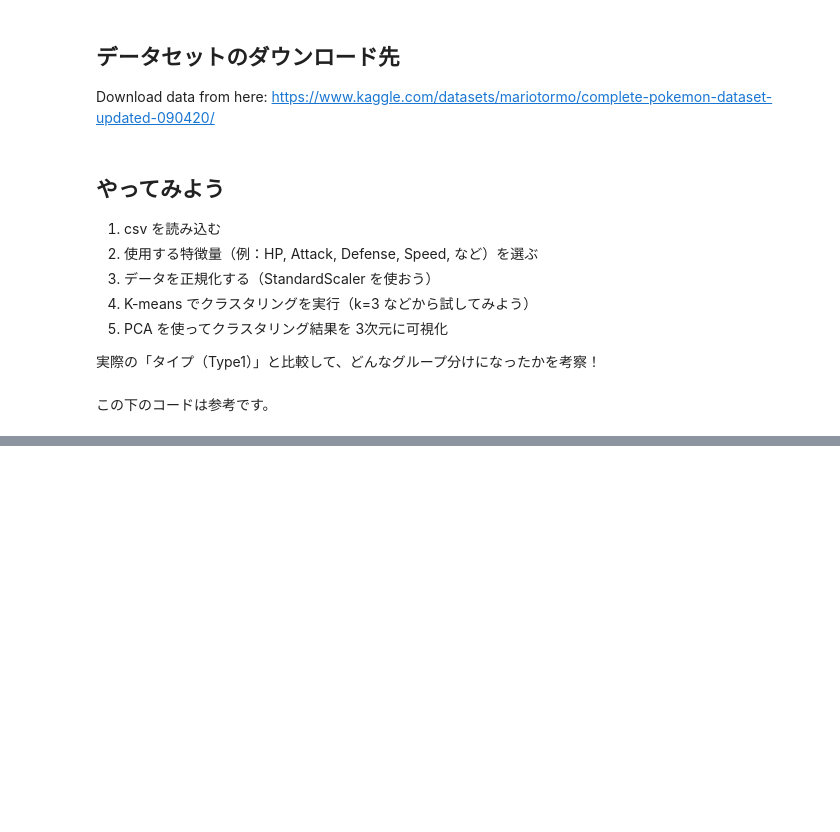
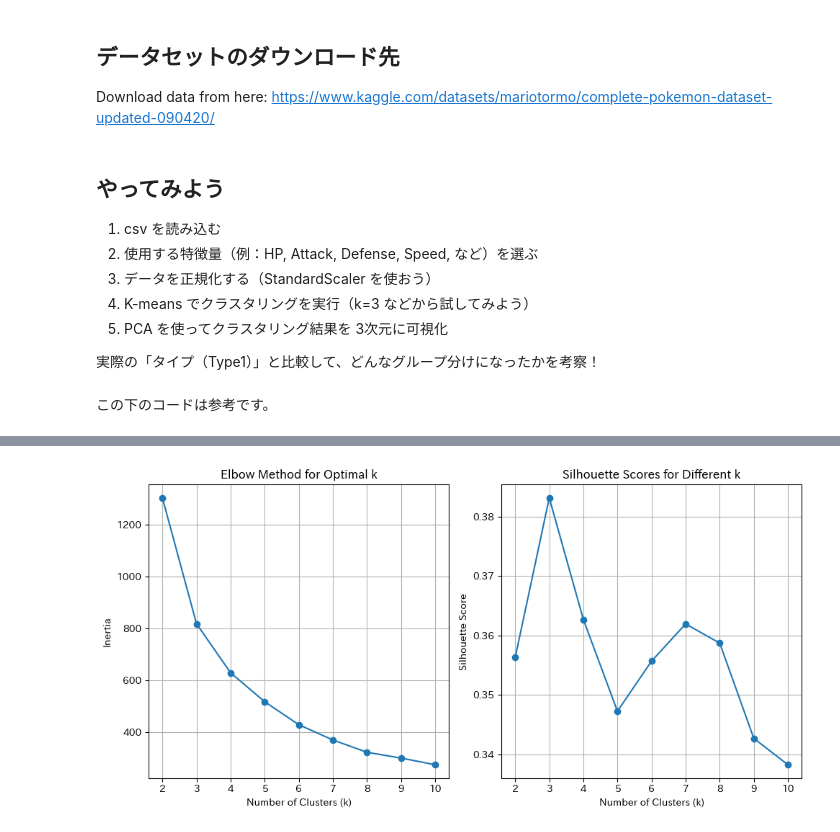
Before and after one commit to FukuokaIruka/Ex3, a Jupyter notebook: jikken3_1_ipynb_のコピー.ipynb, the cells around one changed output, grey strips where cells are left out. Saved outputs shown, nothing was run; the diff lists cells and outputs as text; code cells hidden in the pictures; blank space fills up the shorter version.

```diff
--- a/jikken3_1_ipynb_のコピー.ipynb
+++ b/jikken3_1_ipynb_のコピー.ipynb
@@ -665,0 +777,85 @@ plt.show()
+# %%
+from sklearn.preprocessing import StandardScaler
+from sklearn.cluster import KMeans
+from sklearn.decomposition import PCA
+from sklearn.metrics import silhouette_score
+import matplotlib.pyplot as plt
+import seaborn as sns
+import pandas as pd # Assuming 'pokemon' is a pandas DataFrame
+
+# prompt: make a dot map, x for species name length and y for attack, then use k-means to divide into group, then show the result how it is clusterised by various k
+
+# Assuming 'pokemon' DataFrame is already loaded
+# For demonstration purposes, creating a dummy DataFrame if 'pokemon' is not defined
+try:
+    pokemon['species_letter_len'] = pokemon['species'].apply(lambda x: len(x))
+except NameError:
+    print("DataFrame 'pokemon' not found. Creating a dummy DataFrame for demonstration.")
+    data = {'species': ['Bulbasaur', 'Ivysaur', 'Venusaur', 'Charmander', 'Charmeleon', 'Charizard', 'Squirtle', 'Wartortle', 'Blastoise', 'Pikachu'],
+            'attack': [49, 62, 82, 52, 64, 84, 48, 63, 83, 55]}
+    pokemon = pd.DataFrame(data)
+    pokemon['species_letter_len'] = pokemon['species'].apply(lambda x: len(x))
+
+
+features_for_clustering = ['species_letter_len', 'attack']
+data_for_clustering = pokemon[features_for_clustering].dropna()
+
+scaler_cluster = StandardScaler()
+scaled_data_for_clustering = scaler_cluster.fit_transform(data_for_clustering)
+
+# Test various values of k
+k_values = range(2, 11)
+inertia = []
+silhouette_scores = []
+
+for k in k_values:
+  kmeans = KMeans(n_clusters=k, random_state=42, n_init=10)
+  kmeans.fit(scaled_data_for_clustering)
+  inertia.append(kmeans.inertia_)
+  labels = kmeans.labels_
+  # Silhouette score is defined for k > 1, which aligns with the k_values range
+  silhouette_scores.append(silhouette_score(scaled_data_for_clustering, labels))
+
+# Plot Elbow method
+plt.figure(figsize=(10, 5))
+plt.subplot(1, 2, 1)
+plt.plot(k_values, inertia, marker='o')
+plt.title('Elbow Method for Optimal k')
+plt.xlabel('Number of Clusters (k)')
+plt.ylabel('Inertia')
+plt.xticks(k_values)
+plt.grid(True)
+
+# Plot Silhouette scores
+plt.subplot(1, 2, 2)
+plt.plot(k_values, silhouette_scores, marker='o') # Use all k_values from 2 to 10
+plt.title('Silhouette Scores for Different k')
+plt.xlabel('Number of Clusters (k)')
+plt.ylabel('Silhouette Score')
+plt.xticks(k_values) # Ensure xticks match the k_values used
+plt.grid(True)
+
+plt.tight_layout()
+plt.show()
+
+# Now, visualize clustering results for a few selected k values
+selected_k_values = [3, 5] # Example k values to visualize
+
+for k in selected_k_values:
+  kmeans = KMeans(n_clusters=k, random_state=42, n_init=10)
+  labels = kmeans.fit_predict(scaled_data_for_clustering)
+
+  # Add cluster labels back to the original dataframe for plotting
+  data_for_clustering_plot = data_for_clustering.copy() # Create a copy to avoid modifying the original
+  data_for_clustering_plot['cluster'] = labels
+
+  plt.figure(figsize=(8, 6))
+  scatter = plt.scatter(data_for_clustering_plot['species_letter_len'], data_for_clustering_plot['attack'], c=data_for_clustering_plot['cluster'], cmap='viridis', s=50, alpha=0.6)
+  plt.title(f'K-Means Clustering (k={k}) based on Species Name Length and Attack')
+  plt.xlabel('Species Name Length')
+  plt.ylabel('Attack')
+  plt.colorbar(scatter, label='Cluster')
+  plt.grid(True)
+  plt.show()
+# %% [output]
+[figure, added]
```
Also changed, not shown: parts of 42 cells of this notebook.
